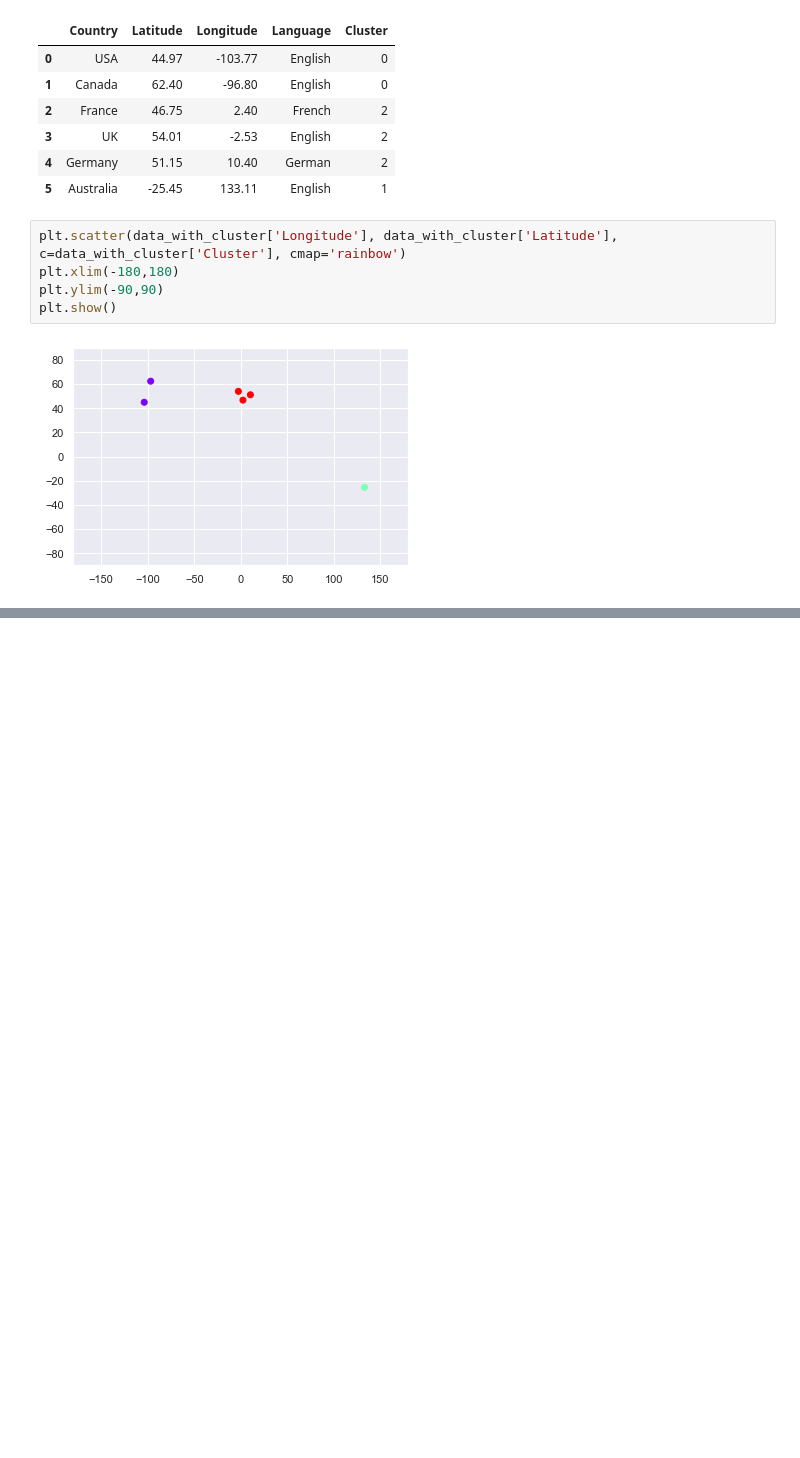
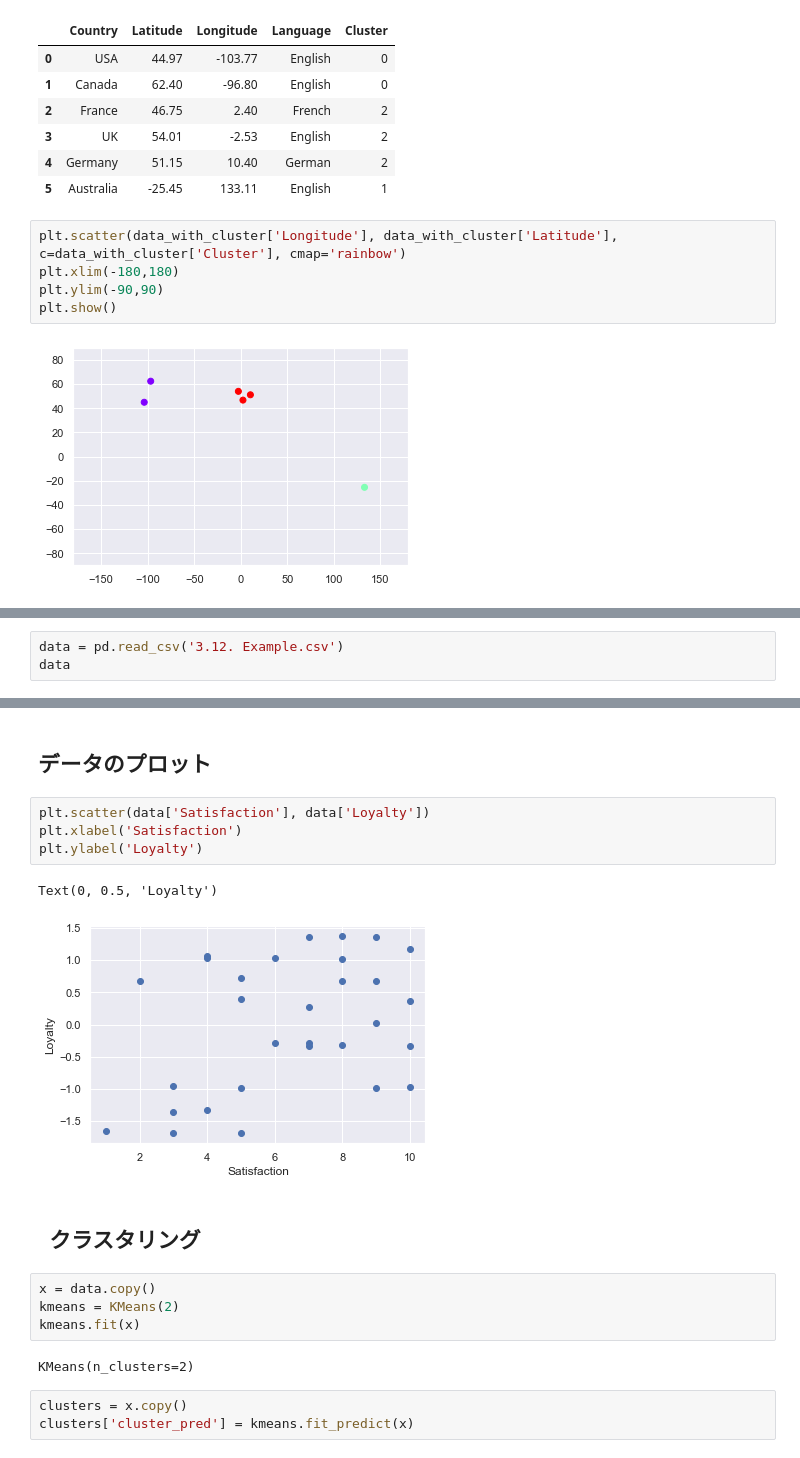
Before and after one commit to daiki-may/datascience, a Jupyter notebook: datascience/k-means.ipynb, the cells around one changed output, grey strips where cells are left out. Drawn from its saved outputs; the diff is of its cells as text; blank space fills up the shorter version.

```diff
--- a/datascience/k-means.ipynb
+++ b/datascience/k-means.ipynb
@@ -77,0 +175,3 @@ plt.show()
+# %%
+data = pd.read_csv('3.12. Example.csv')
+data
@@ -77,0 +196,20 @@ plt.show()
+# %% [markdown]
+## データのプロット
+# %%
+plt.scatter(data['Satisfaction'], data['Loyalty'])
+plt.xlabel('Satisfaction')
+plt.ylabel('Loyalty')
+# %% [output]
+Text(0, 0.5, 'Loyalty')
+[figure, added]
+# %% [markdown]
+##   クラスタリング
+# %%
+x = data.copy()
+kmeans = KMeans(2)
+kmeans.fit(x)
+# %% [output]
+KMeans(n_clusters=2)
+# %%
+clusters = x.copy()
+clusters['cluster_pred'] = kmeans.fit_predict(x)
```
Also changed, not shown: parts of 26 cells of this notebook, 4 other files.
